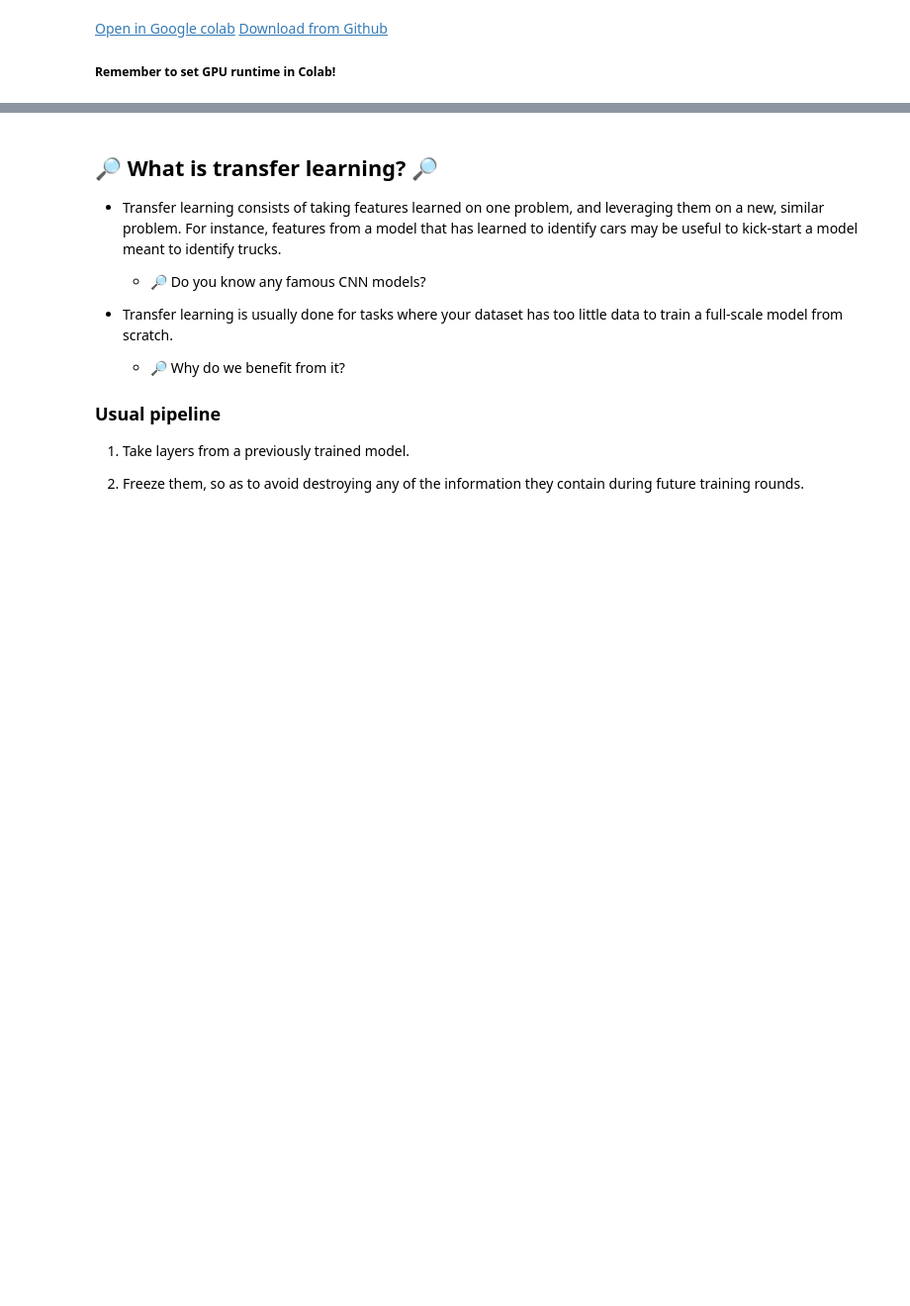
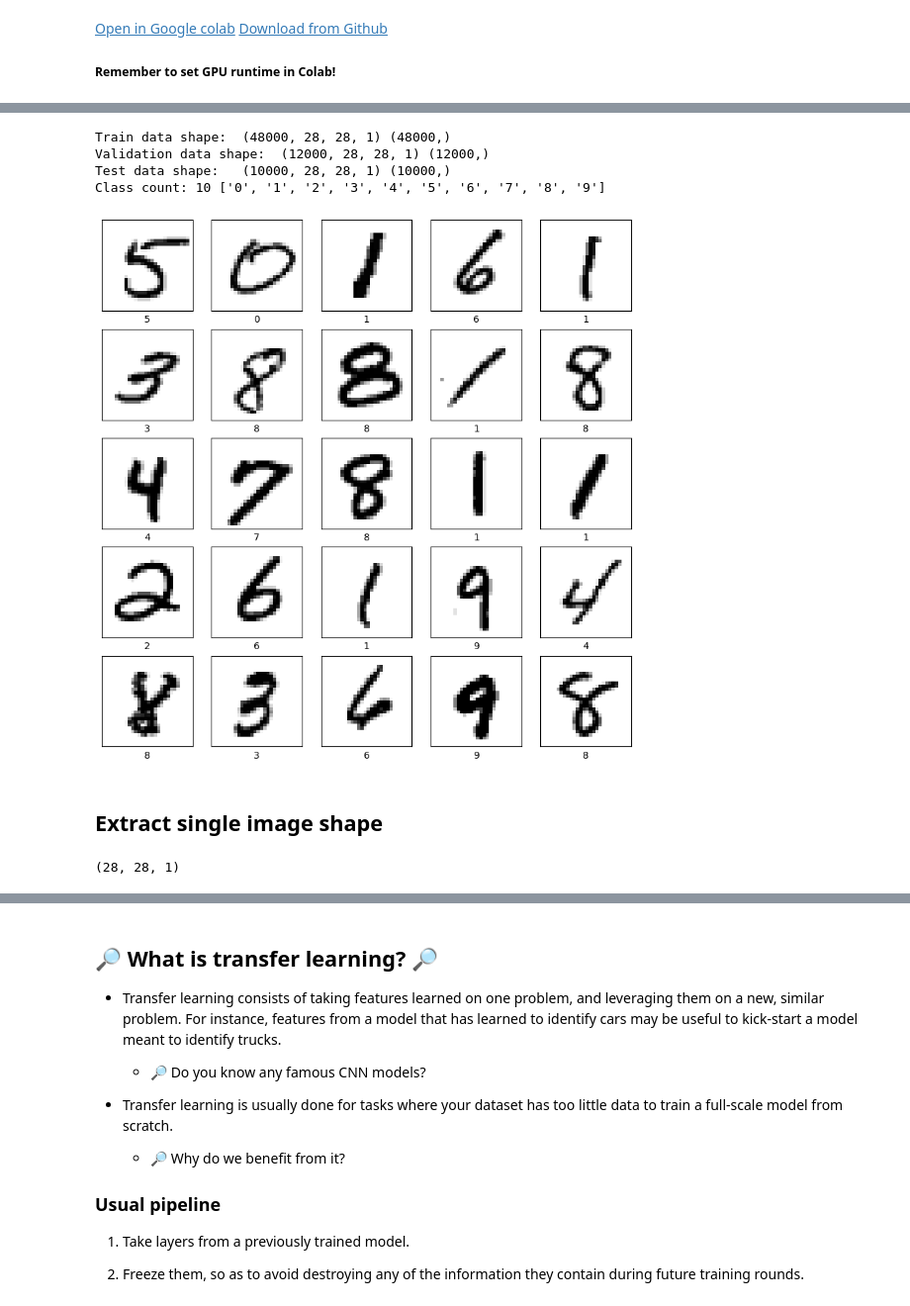
Before and after one commit to rasvob/VSB-FEI-Deep-Learning-Exercises, a Jupyter notebook: dl_05.ipynb, the cells around one changed output, grey strips where cells are left out. Shown at 99% size. Drawn from its saved outputs; the diff is of its cells as text; code cells hidden in the pictures; blank space fills up the shorter version.

```diff
--- a/dl_05.ipynb
+++ b/dl_05.ipynb
@@ -63,8 +59,8 @@ def show_example(train_x, train_y, class_names):
         plt.xticks([])
         plt.yticks([])
         plt.grid(False)
-        plt.imshow(train_x[i], cmap=plt.cm.binary)
-        plt.xlabel(class_names[train_y[i][0]])
+        plt.imshow(train_x[i].reshape(28,28), cmap=plt.cm.binary)
+        plt.xlabel(class_names[train_y[i]])
     plt.show()
 
 def display_activation(activations, col_size, row_size, act_index):
@@ -104,0 +108,39 @@ Check [this](https://towardsdatascience.com/understanding-binary-cross-entropy-l
+# %%
+# mnist is the basic dataset for image classifaction
+dataset = tf.keras.datasets.mnist
+
+# data from any dataset are loaded using the load_Data function
+(train_x, train_y), (test_x, test_y) = dataset.load_data()
+
+train_x = train_x.reshape(*train_x.shape, 1)
+test_x = test_x.reshape(*test_x.shape, 1)
+
+train_x = train_x/255.0
+test_x = test_x/255.0
+
+train_x, valid_x, train_y, valid_y = train_test_split(train_x, train_y, test_size=0.2, random_state=42)
+
+# the data are in the form of 28x28 pixes with values 0-255.
+print('Train data shape: ', train_x.shape, train_y.shape)
+print('Validation data shape: ', valid_x.shape, valid_y.shape)
+print('Test data shape:  ', test_x.shape, test_y.shape)
+
+class_names = [str(x) for x in range(10)]
+class_count = len(class_names)
+print('Class count:', class_count, class_names)
+# %% [output]
+Train data shape:  (48000, 28, 28, 1) (48000,)
+Validation data shape:  (12000, 28, 28, 1) (12000,)
+Test data shape:   (10000, 28, 28, 1) (10000,)
+Class count: 10 ['0', '1', '2', '3', '4', '5', '6', '7', '8', '9']
+# %%
+show_example(train_x, train_y, class_names)
+# %% [output]
+[figure, added]
+# %% [markdown]
+## Extract single image shape
+# %%
+input_shape = train_x.shape[1:]
+input_shape
+# %% [output]
+(28, 28, 1)
```
Also changed, not shown: parts of 31 cells of this notebook, 1 other file.
